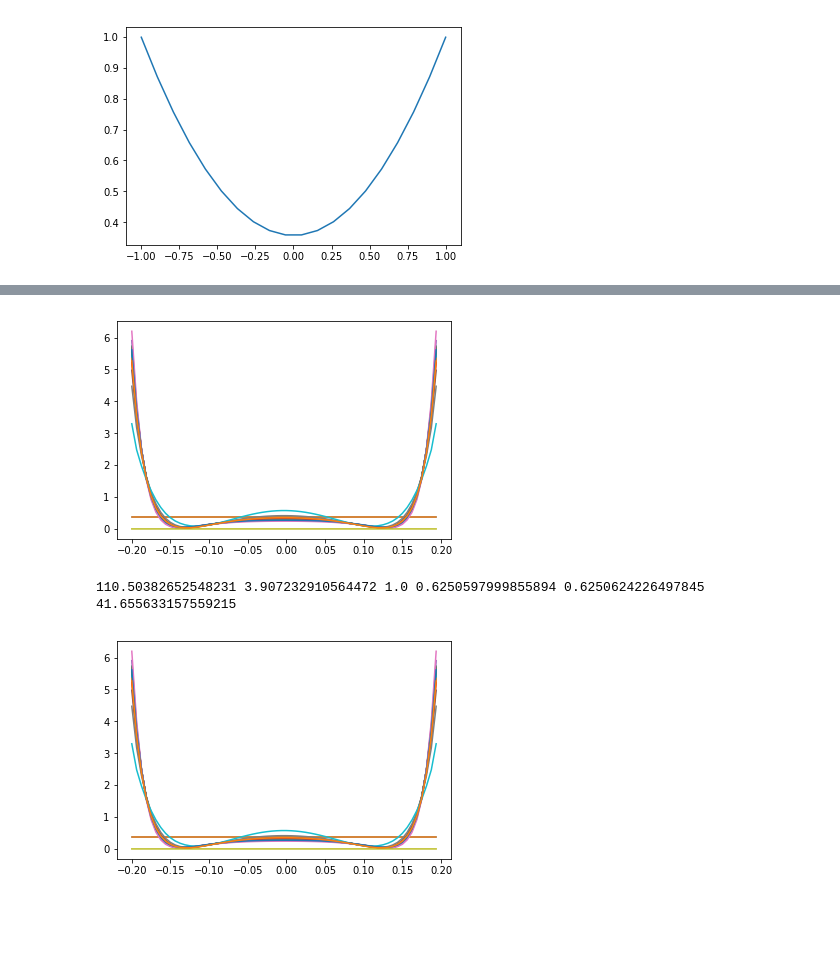
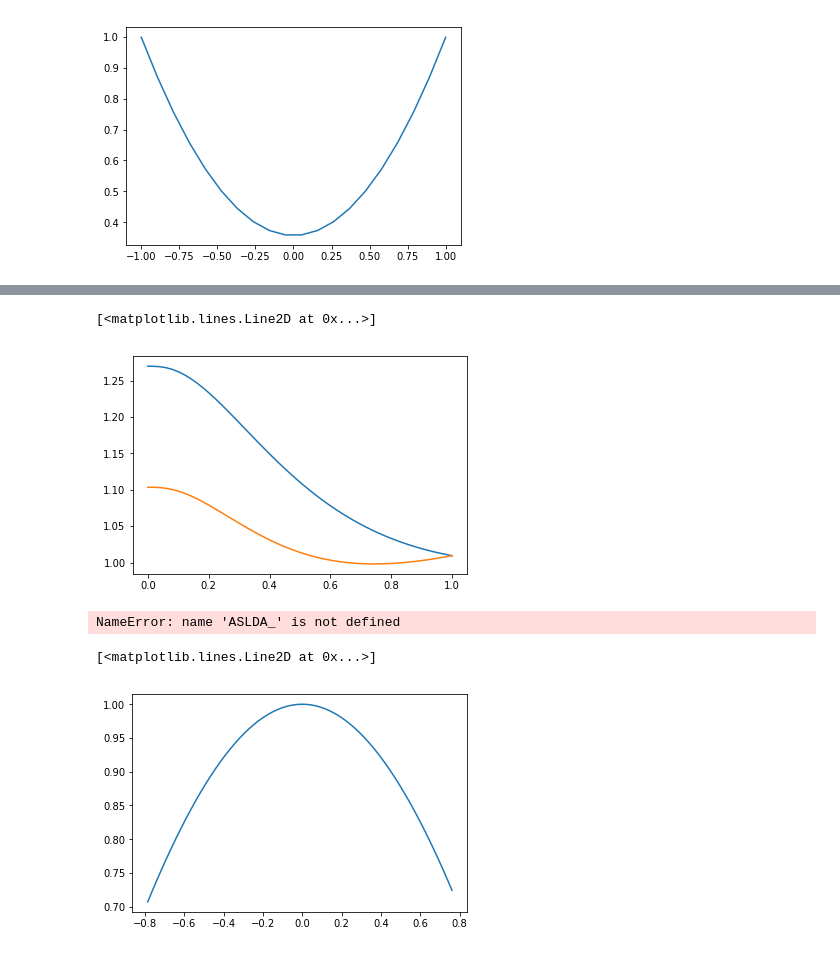
Before and after one commit to Chunde/QuantumFermionicTheory, a Jupyter notebook: quantum-turbulence/test_ASLDA.ipynb, the cells around one changed output, grey strips where cells are left out. Cells and saved outputs as stored; diff of their text form; code cells hidden in the pictures; blank space fills up the shorter version.

```diff
--- a/quantum-turbulence/test_ASLDA.ipynb
+++ b/quantum-turbulence/test_ASLDA.ipynb
@@ -48,2 +64,8 @@ plt.plot(ps,lda._G(ps))
+# %%
+plt.plot(x,lda._alpha_a(*ns(x)))
+plt.plot(x,lda._alpha_b(*ns(x)))
+# %% [output]
+[<matplotlib.lines.Line2D at 0x...>]
+[figure, added]
 # %%
 class ASLDA_(vortex_1d_aslda.ASLDA):
@@ -107,6 +140,13 @@ def test_iterate_ASLDA():
 # %%
-test_iterate_ASLDA()
+test_iterate_ASLDA(10)
 # %% [output]
-[figure, removed]
-110.50382652548231 3.907232910564472 1.0 0.6250597999855894 0.6250624226497845 41.655633157559215
+NameError: name 'ASLDA_' is not defined
-[figure, removed]
+# %%
+xs = 0.5*lda.x#np.linspace(-np.pi,np.pi,lda.Nx)
+f = np.sin(xs)
+g = np.cos(xs)
+#plt.plot(xs,f)
+plt.plot(xs,g)
+# %% [output]
+[<matplotlib.lines.Line2D at 0x...>]
+[figure, added]
```
Also changed, not shown: parts of 12 cells of this notebook, 8 other files.
